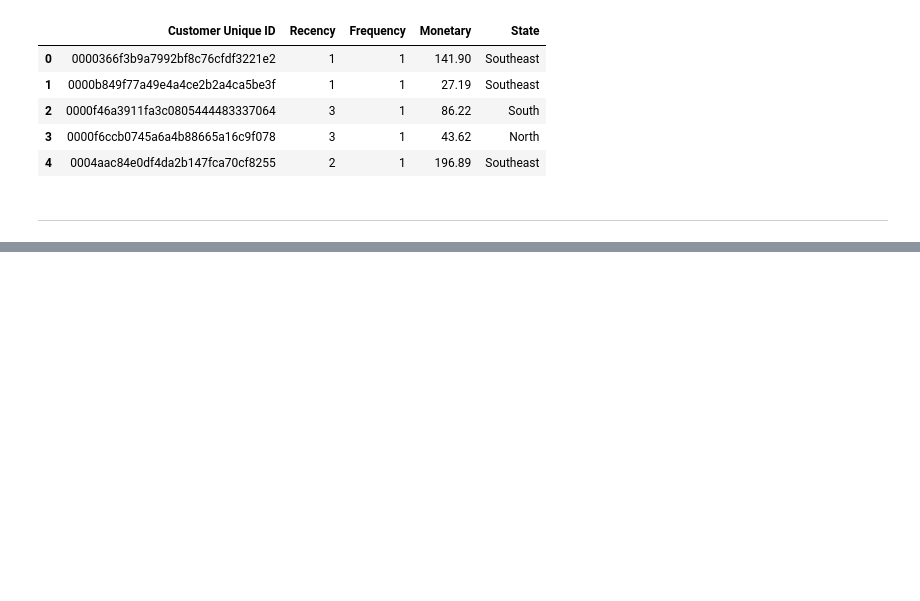
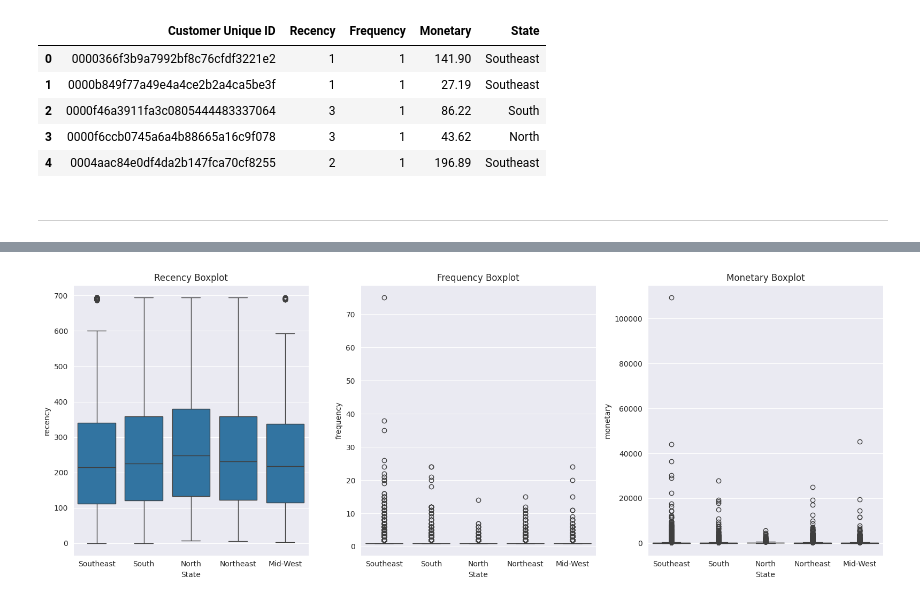
Before and after one commit to pt-sinan-akbar/Dataset-Thesis, a Jupyter notebook: BrazilDataSet.ipynb, the cells around one changed output, grey strips where cells are left out. Drawn from its saved outputs; the diff is of its cells as text; code cells hidden in the pictures; blank space fills up the shorter version.

```diff
--- a/BrazilDataSet.ipynb
+++ b/BrazilDataSet.ipynb
@@ -868,0 +895,17 @@ RFMD.head()
+# %%
+# box plot each RFMD element
+fig, axes = plt.subplots(1, 3, figsize=(16, 6))
+
+sns.boxplot(x='State', y='recency', data=RFMD_Raw, ax=axes[0])
+axes[0].set_title('Recency Boxplot')
+
+sns.boxplot(x='State', y='frequency', data=RFMD_Raw, ax=axes[1])
+axes[1].set_title('Frequency Boxplot')
+
+sns.boxplot(x='State', y='monetary', data=RFMD_Raw, ax=axes[2])
+axes[2].set_title('Monetary Boxplot')
+
+plt.tight_layout()
+plt.show()
+# %% [output]
+[figure, added]
```
Also changed, not shown: parts of 20 cells of this notebook.
